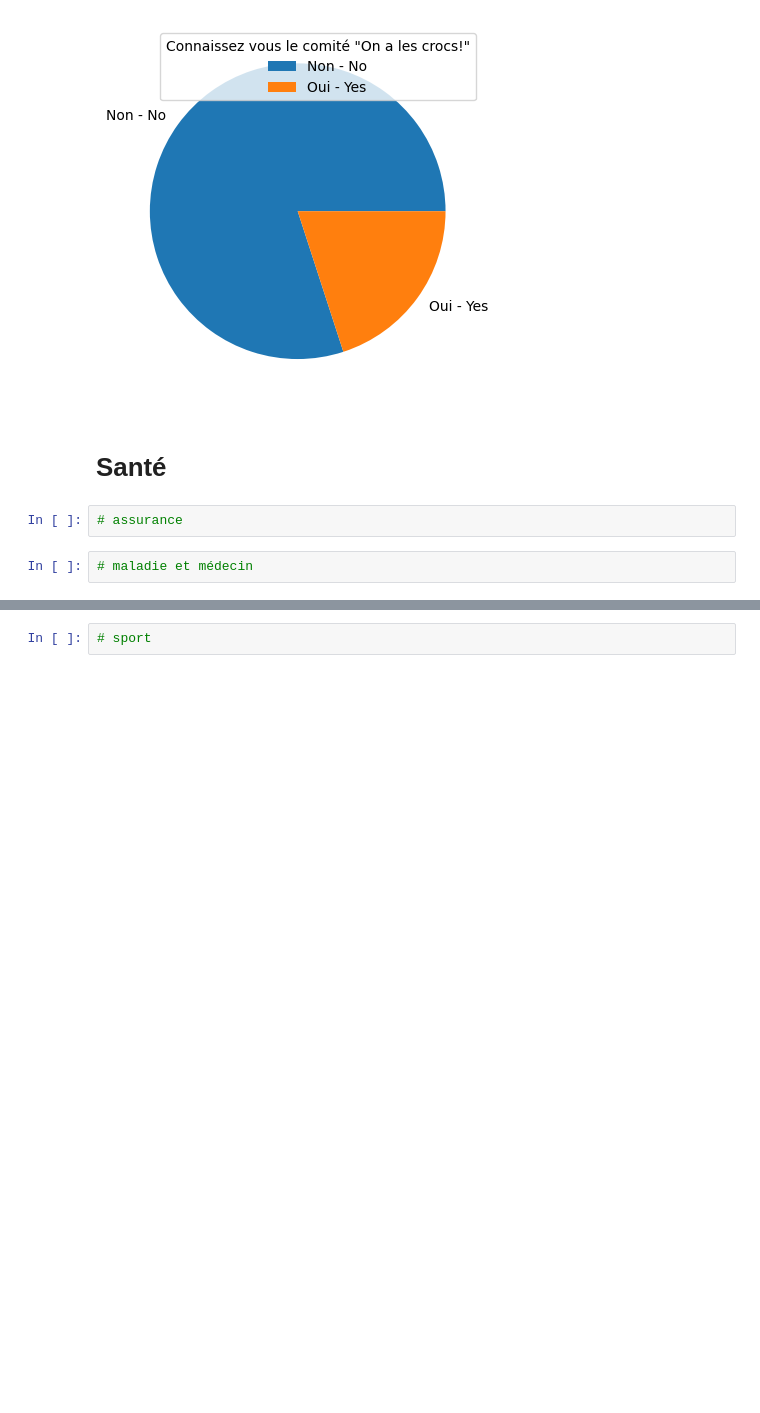
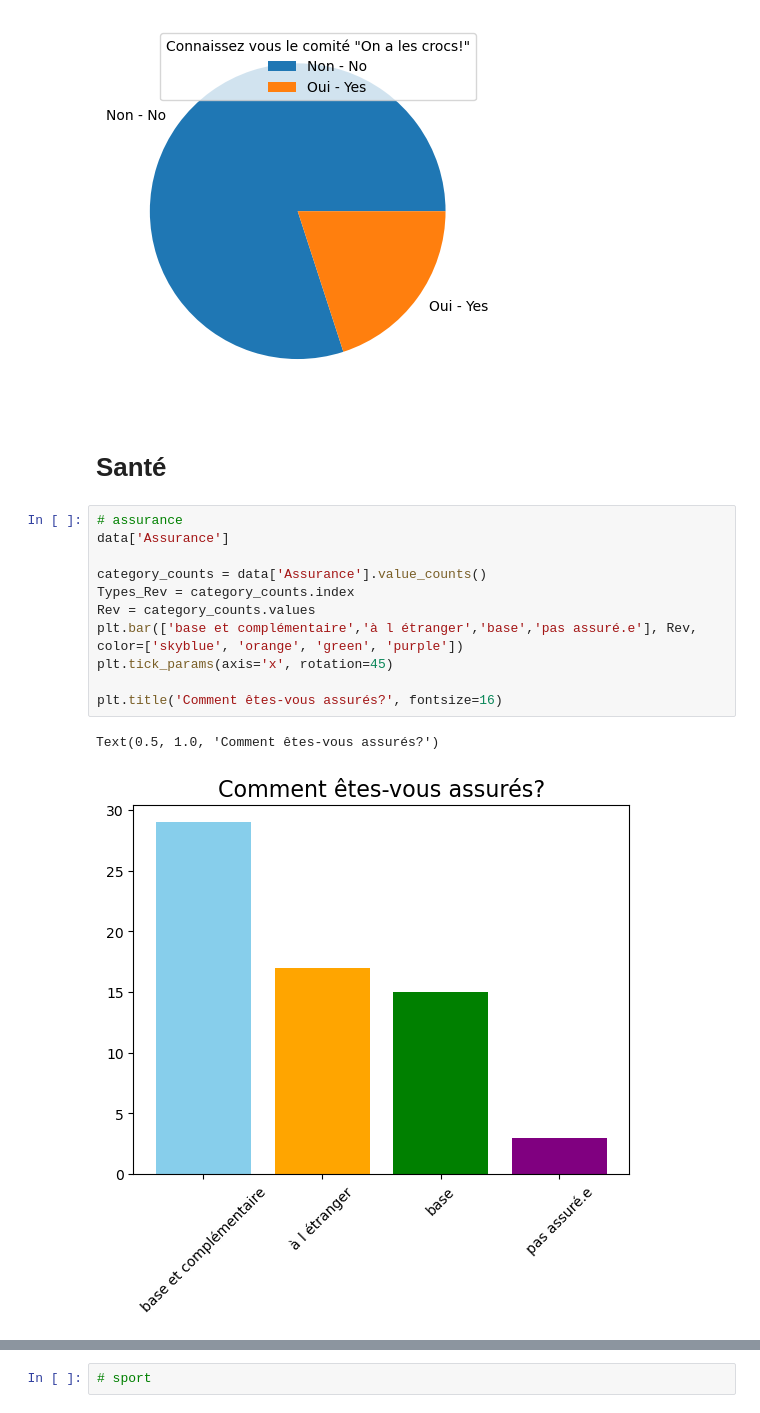
Before and after one commit to ClarissePierre/Precarite_Analyse, a Jupyter notebook: analyse.ipynb, the cells around one changed output, grey strips where cells are left out. Drawn from its saved outputs; the diff is of its cells as text; blank space fills up the shorter version.

```diff
--- a/analyse.ipynb
+++ b/analyse.ipynb
@@ -563,7 +563,17 @@ plt.legend(title='Connaissez vous le comité "On a les crocs!"')
 [figure]
 # %% [markdown]
 # Santé
-# %%
-# assurance
-# %%
-# maladie et médecin
+# %%
+# assurance
+data['Assurance']
+
+category_counts = data['Assurance'].value_counts()
+Types_Rev = category_counts.index
+Rev = category_counts.values
+plt.bar(['base et complémentaire','à l étranger','base','pas assuré.e'], Rev, color=['skyblue', 'orange', 'green', 'purple'])
+plt.tick_params(axis='x', rotation=45)
+
+plt.title('Comment êtes-vous assurés?', fontsize=16)
+# %% [output]
+Text(0.5, 1.0, 'Comment êtes-vous assurés?')
+[figure, added]
```
Also changed, not shown: parts of 4 cells of this notebook.
